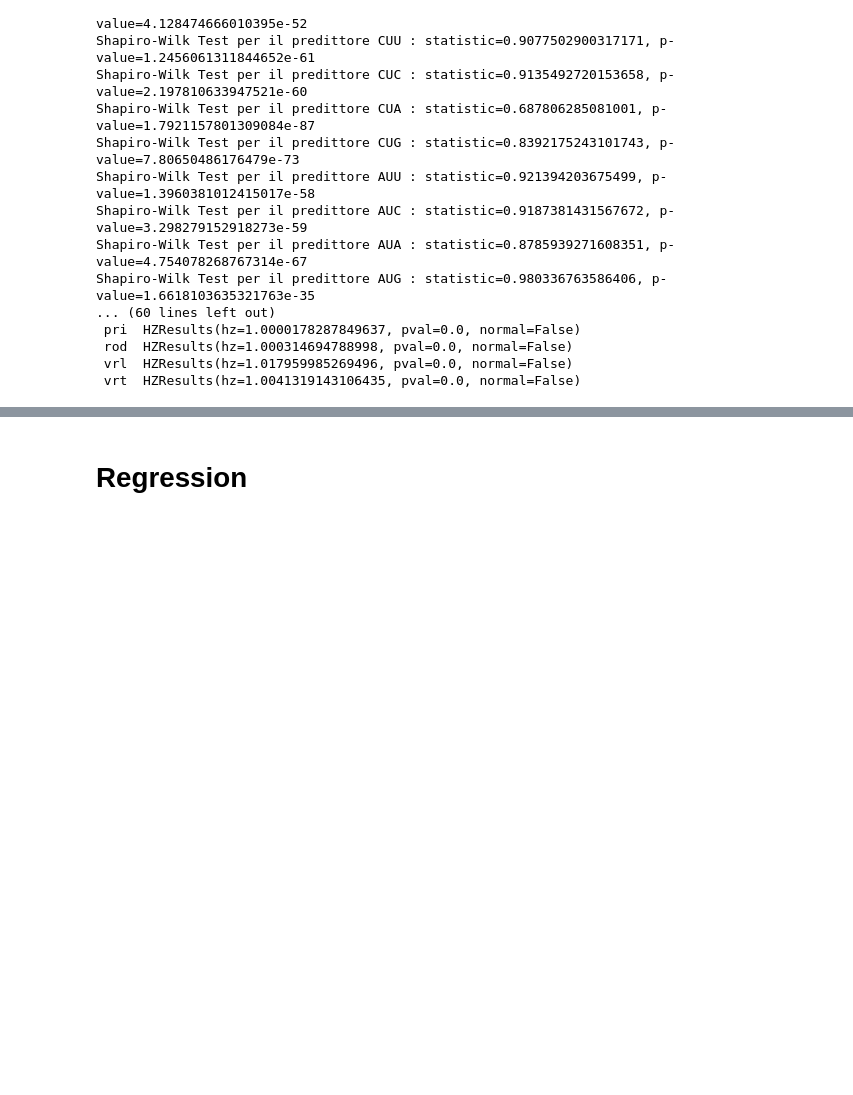
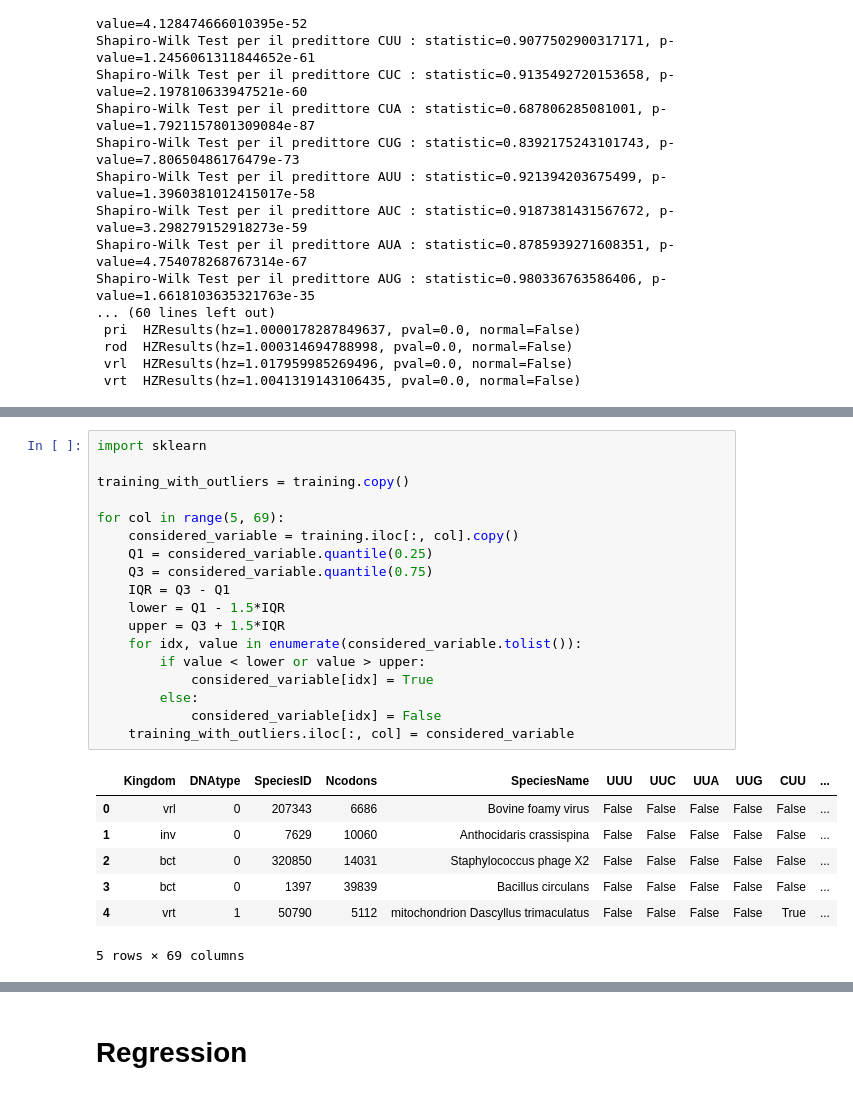
Before and after one commit to marco-cominelli01/Machine_Learning_project, a Jupyter notebook: Homework_copy.ipynb, the cells around one changed output, grey strips where cells are left out. Saved outputs shown, nothing was run; the diff lists cells and outputs as text; blank space fills up the shorter version.

```diff
--- a/Homework_copy.ipynb
+++ b/Homework_copy.ipynb
@@ -683 +679,27 @@ P-value: 0.0
 [figure]
+# %%
+import sklearn
+
+training_with_outliers = training.copy()
+
+for col in range(5, 69):
+    considered_variable = training.iloc[:, col].copy()
+    Q1 = considered_variable.quantile(0.25)
+    Q3 = considered_variable.quantile(0.75)
+    IQR = Q3 - Q1
+    lower = Q1 - 1.5*IQR
+    upper = Q3 + 1.5*IQR
+    for idx, value in enumerate(considered_variable.tolist()):
+        if value < lower or value > upper:
+            considered_variable[idx] = True
+        else:
+            considered_variable[idx] = False
+    training_with_outliers.iloc[:, col] = considered_variable
+# %% [output]
+|  | Kingdom | DNAtype | SpeciesID | Ncodons | SpeciesName | UUU | UUC | UUA | UUG | CUU | ... |
+| 0 | vrl | 0 | 207343 | 6686 | Bovine foamy virus | False | False | False | False | False | ... |
+| 1 | inv | 0 | 7629 | 10060 | Anthocidaris crassispina | False | False | False | False | False | ... |
+| 2 | bct | 0 | 320850 | 14031 | Staphylococcus phage X2 | False | False | False | False | False | ... |
+| 3 | bct | 0 | 1397 | 39839 | Bacillus circulans | False | False | False | False | False | ... |
+| 4 | vrt | 1 | 50790 | 5112 | mitochondrion Dascyllus trimaculatus | False | False | False | False | True | ... |
+5 rows × 69 columns
```
Also changed, not shown: parts of 3 cells of this notebook, 1 other file.
